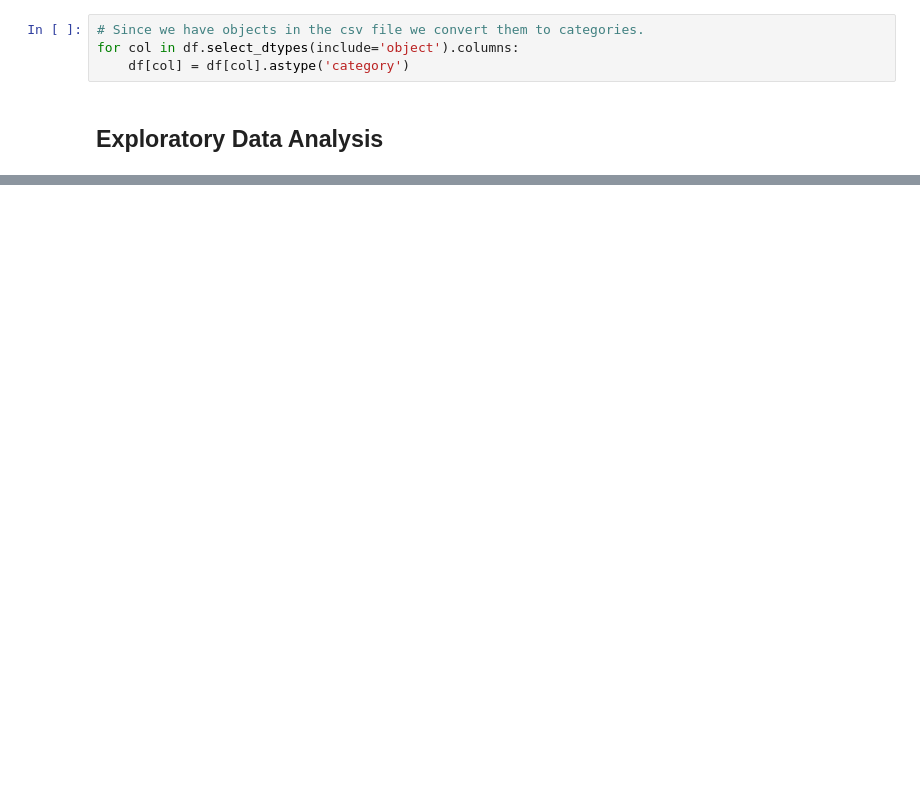
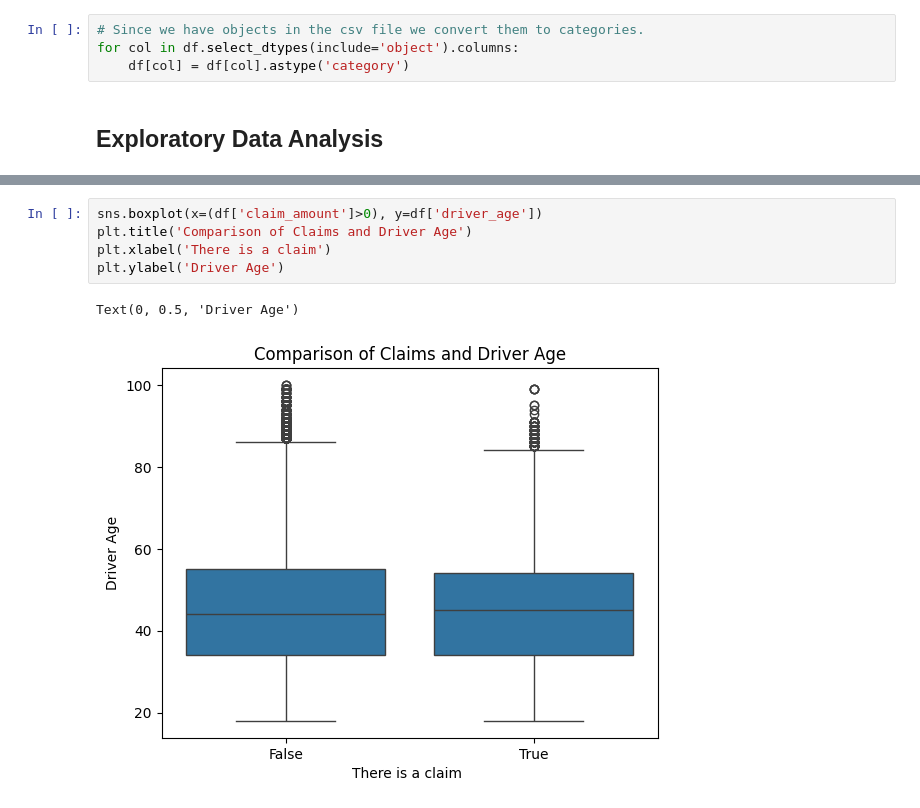
Before and after one commit to nectifurkn455/Auto-Insurance-Modelling, a Jupyter notebook: notebooks/data_cleaning_eda.ipynb, the cells around one changed output, grey strips where cells are left out. Cells and saved outputs as stored; diff of their text form; blank space fills up the shorter version.

Commit message:
boxplot of driver_age and claims

```diff
--- a/notebooks/data_cleaning_eda.ipynb
+++ b/notebooks/data_cleaning_eda.ipynb
@@ -207,0 +229,8 @@ for col in cat_cols:
+# %%
+sns.boxplot(x=(df['claim_amount']>0), y=df['driver_age'])
+plt.title('Comparison of Claims and Driver Age')
+plt.xlabel('There is a claim')
+plt.ylabel('Driver Age')
+# %% [output]
+Text(0, 0.5, 'Driver Age')
+[figure, added]
```
Also changed, not shown: parts of 6 cells of this notebook.
